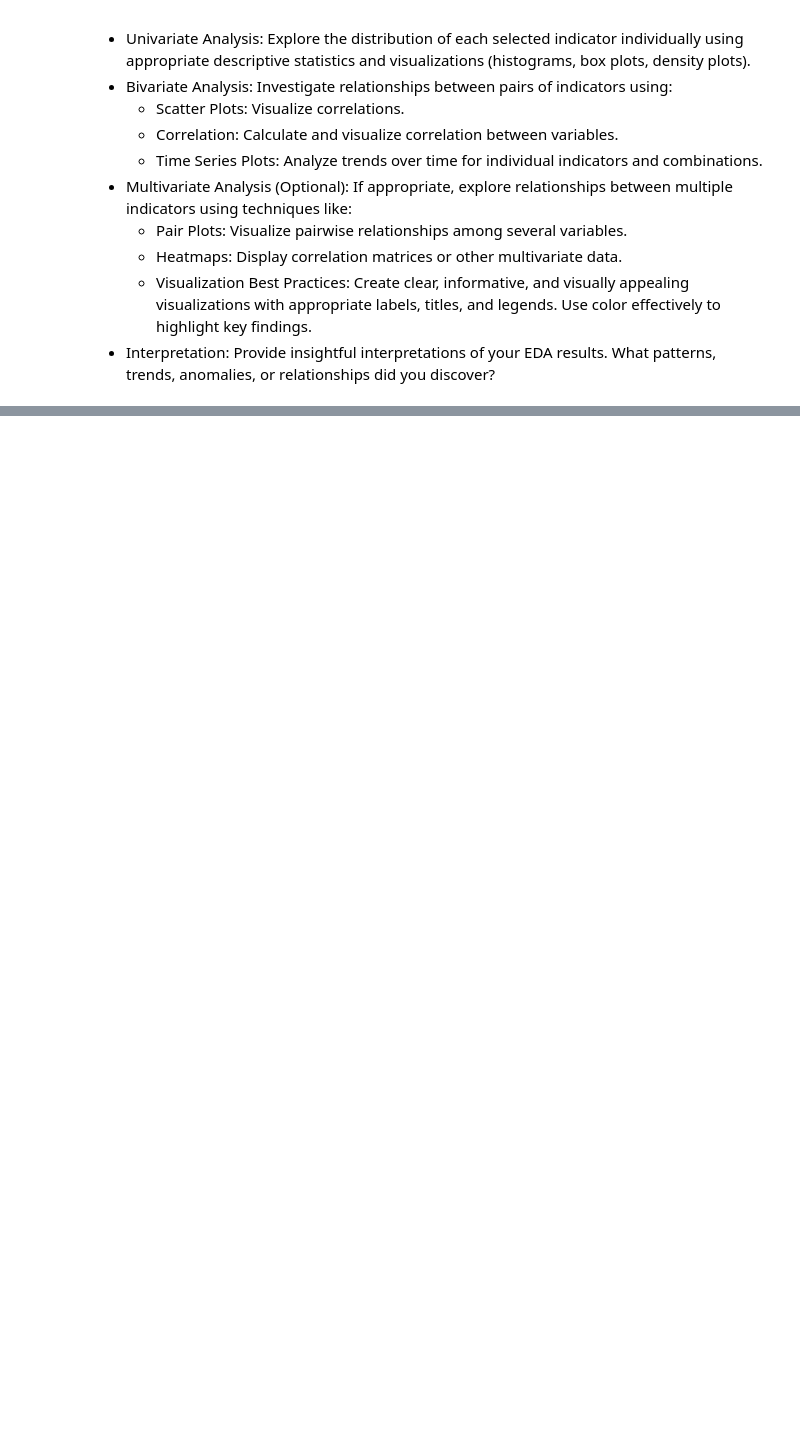
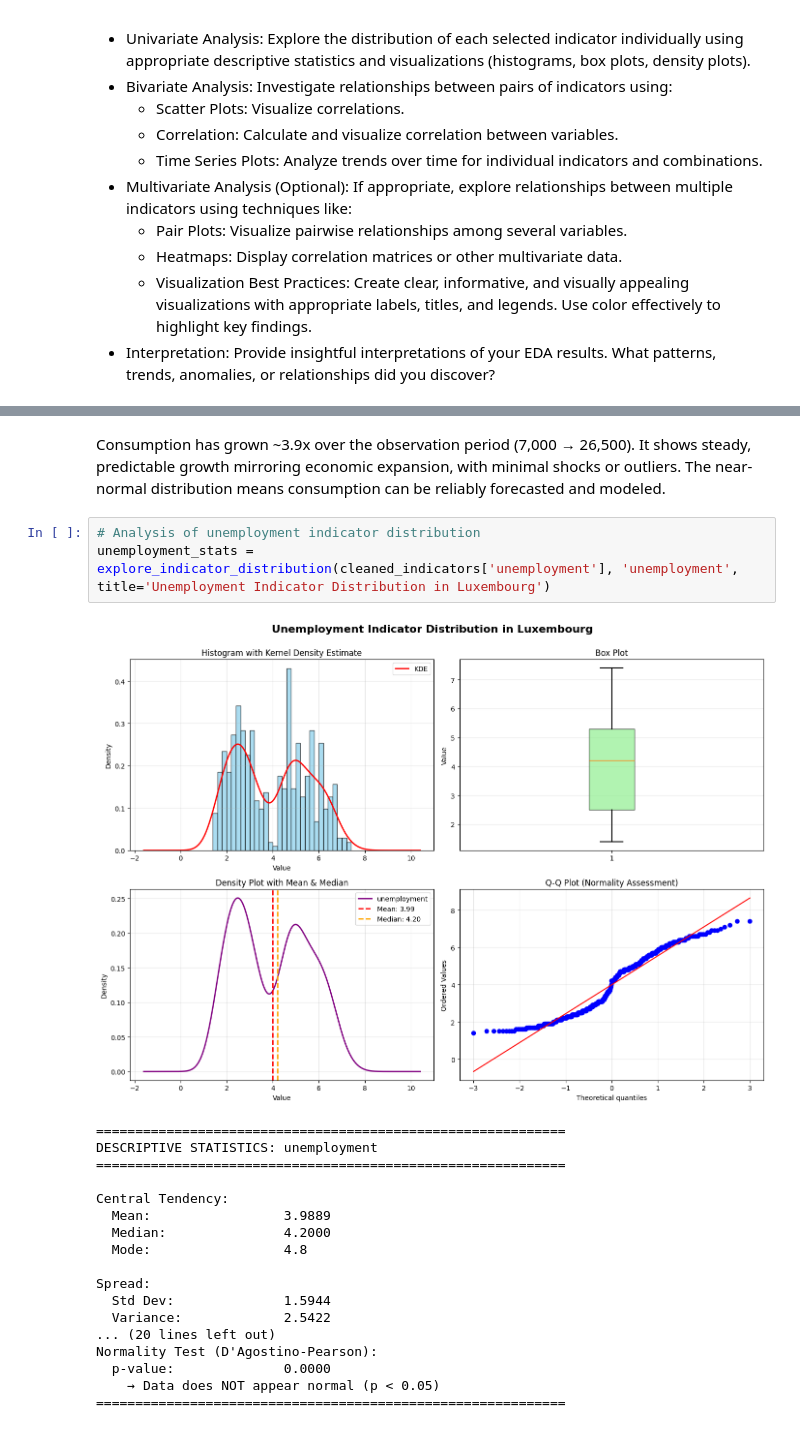
Before and after one commit to SexomQ/ExploratoryDataAnalysis, a Jupyter notebook: EuropeanDevelopmentIndicatorsAcquisition.ipynb, the cells around one changed output, grey strips where cells are left out. Drawn from its saved outputs; the diff is of its cells as text; blank space fills up the shorter version.

```diff
--- a/EuropeanDevelopmentIndicatorsAcquisition.ipynb
+++ b/EuropeanDevelopmentIndicatorsAcquisition.ipynb
@@ -689,0 +912,24 @@ trends, anomalies, or relationships did you discover?
+# %% [markdown]
+Consumption has grown ~3.9x over the observation period (7,000 → 26,500). It shows steady, predictable growth mirroring economic expansion, with minimal shocks or outliers. The near-normal distribution means consumption can be reliably forecasted and modeled.
+# %%
+# Analysis of unemployment indicator distribution
+unemployment_stats = explore_indicator_distribution(cleaned_indicators['unemployment'], 'unemployment', title='Unemployment Indicator Distribution in Luxembourg')
+# %% [output]
+[figure, added]
+============================================================
+DESCRIPTIVE STATISTICS: unemployment
+============================================================
+
+Central Tendency:
+  Mean:                 3.9889
+  Median:               4.2000
+  Mode:                 4.8
+
+Spread:
+  Std Dev:              1.5944
+  Variance:             2.5422
+... (20 lines left out)
+Normality Test (D'Agostino-Pearson):
+  p-value:              0.0000
+    → Data does NOT appear normal (p < 0.05)
+============================================================
```
Also changed, not shown: parts of 28 cells of this notebook.
